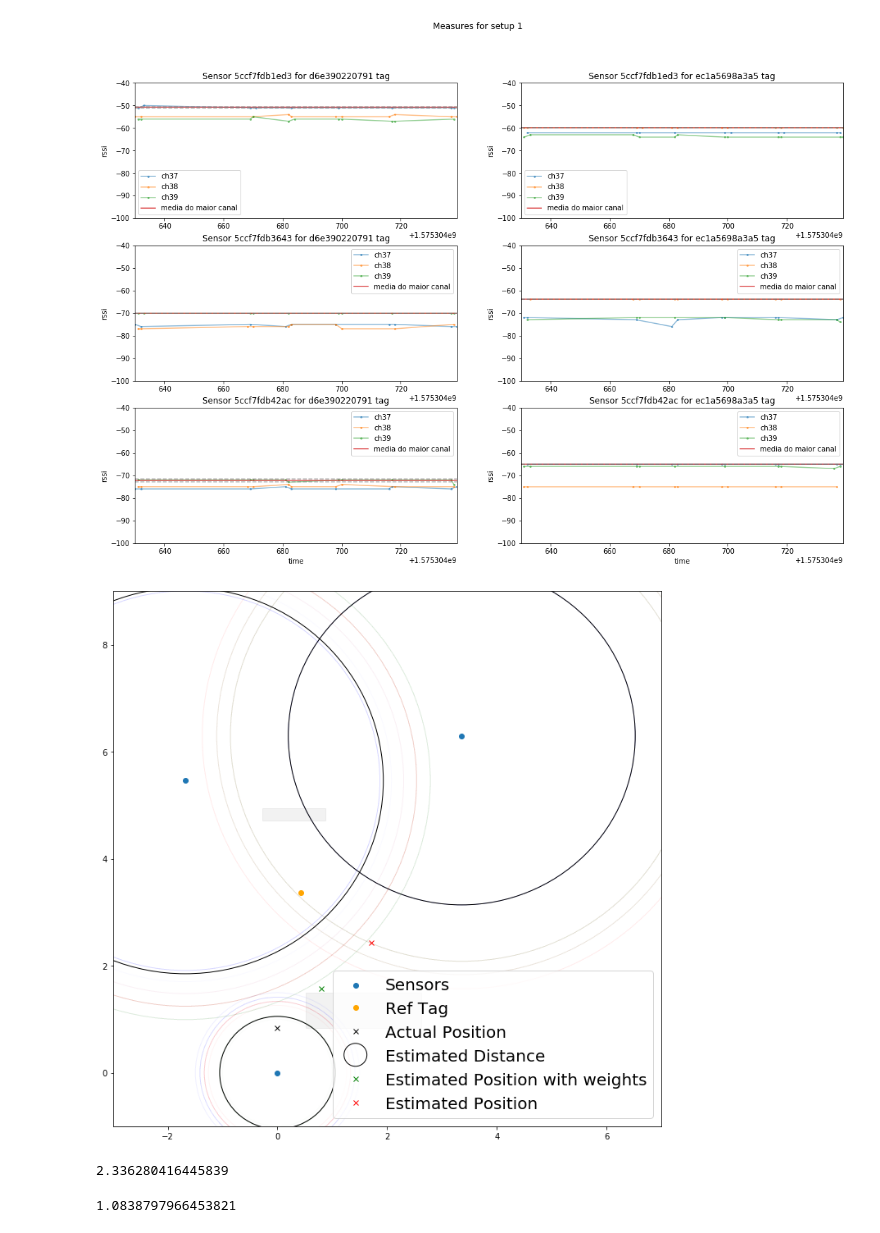
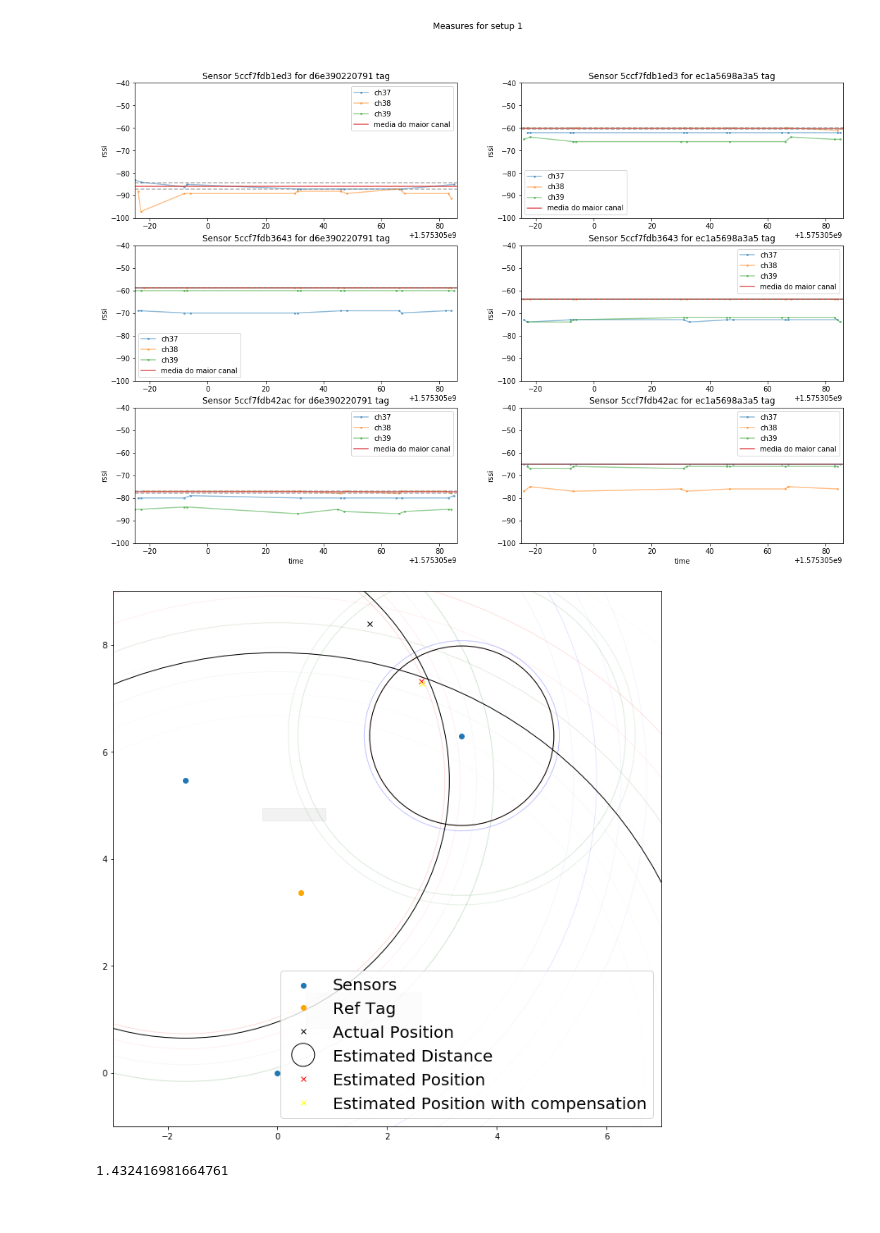
Before and after one commit to smartwms/dump_plotter, a Jupyter notebook: notebooks/dumptest.ipynb, the cells around one changed output. Saved outputs shown, nothing was run; the diff lists cells and outputs as text; code cells hidden in the pictures.

Commit message:
Add compensation estimation

```diff
--- a/notebooks/dumptest.ipynb
+++ b/notebooks/dumptest.ipynb
@@ -25,9 +25,11 @@ class HandlerCircle(HandlerPatch):
         return [p]
 # %%
 setup = "setup06"
-dump_idx = 4
+dump_idx = 6
 N = 4
 Aref = -50
+compensation_ref = {'5ccf7fdb1ed3': -60, '5ccf7fdb3643': -63.8, '5ccf7fdb42ac': -65}
+
 
 setup_file = DEFAULT_DUMP_PATH / setup / DEFAULT_DUMP_FILE
 json_string = setup_file.read_text()
@@ -174,7 +176,7 @@ plt.suptitle(f"Measures for setup 1")
 
 plt.show()
 # %% [output]
-[figure, old version]
+[figure, new version]
 # %%
 fig, ax = plt.subplots(figsize=(12, 12))
 
@@ -192,6 +194,7 @@ for obs in obstacles:
     plt.gca().add_patch(ptc.Rectangle(obs[0], obs[1], obs[2],alpha=0.1,color="gray"))
 
 actual_d = [0] * len(sensors)
+actual_d_comp = [0] * len(sensors)
 for i, sensor in enumerate(sensors):
     d = {}
     for ch in ['37', '38', '39']:
@@ -207,6 +210,7 @@ for i, sensor in enumerate(sensors):
         plt.gca().add_patch(ptc.Circle((sensors_pos[0][i], sensors_pos[1][i]), radius=dist, alpha=0.02,fill=False,color="blue"))
 
     actual_d[i] = 10 ** ((max_mean_moving[sensor] - Aref)/(-10 * N))
+    actual_d_comp[i] = 10 ** ((max_mean_moving[sensor] - Aref - (max_mean_ref[sensor] - compensation_ref[sensor]))/(-10 * N))
     circle = ptc.Circle((sensors_pos[0][i], sensors_pos[1][i]), radius=actual_d[i], alpha=1,fill=False,color="black", label="Estimated Distance")
     plt.gca().add_patch(circle)
 
@@ -223,8 +227,14 @@ b = np.zeros((len(sensors) - 1, 1))
 for i in range(b.size):
     b[i] = sensors_pos[0][i]**2 - sensors_pos[0][-1] ** 2 + sensors_pos[1][i]**2 - sensors_pos[1][-1] ** 2 + actual_d[-1] ** 2 - actual_d[i] ** 2
 
+b_chan_compensado = np.zeros((len(sensors) - 1, 1))
+for i in range(b_chan_compensado.size):
+    b_chan_compensado[i] = sensors_pos[0][i]**2 - sensors_pos[0][-1] ** 2 + sensors_pos[1][i]**2 - sensors_pos[1][-1] ** 2 + actual_d_comp[-1] ** 2 - actual_d_comp[i] ** 2
+
 Ai = np.linalg.inv(A)
 pos = Ai @ b
+
+pos_comp = Ai @ b_chan_compensado
 
 # Check circles size and compare them
 smallest_circles = actual_d.copy()
@@ -278,36 +288,37 @@ if (actual_d[smallest_circles_index[0]] + actual_d[smallest_circles_index[1]] <
 
     b_distance = math.sqrt((sensors_pos[0][smallest_circles_index[2]] - a_point_x) ** 2 + (sensors_pos[1][smallest_circles_index[2]] - a_point_y ) ** 2 ) - smallest_circles[2]
 
     d_2 = b_distance * w_0_2
 
     m = (sensors_pos[1][smallest_circles_index[2]] - a_point_y)/(sensors_pos[0][smallest_circles_index[2]] - a_point_x)
 
     delta_point_x = math.cos(math.atan(m)) * (d_2)
     delta_point_y = math.sin(math.atan(m)) * (d_2)
 
 
 
     if (a_point_x < sensors_pos[0][smallest_circles_index[2]]):
         a_point_x = a_point_x + delta_point_x
     else:
         a_point_x = a_point_x - delta_point_x
 
 
     if (a_point_y < sensors_pos[1][smallest_circles_index[2]]):
         a_point_y = a_point_y + delta_point_y
     else:
         a_point_y = a_point_y - delta_point_y
 
     legends.append(plt.plot(a_point_x , a_point_y , "x", mec="green", label="Estimated Position with weights")[0])
 
 legends.append(plt.plot(pos[0], pos[1], "x", mec="red", label="Estimated Position")[0])
+legends.append(plt.plot(pos_comp[0], pos_comp[1], "x", mec="yellow", label="Estimated Position with compensation")[0])
 plt.legend(handles=legends, handler_map={ptc.Circle: HandlerCircle()}, loc=4, prop={'size': 20})
 
 plt.show()
 # %% [output]
-[figure, old version]
+[figure, new version]
 # %%
 error = np.linalg.norm(pos.T - mov_tag_pos)
 error
 # %% [output]
-2.336280416445839
+1.432416981664761
@@ -314,8 +328,6 @@ error
 # %%
-error_2 = math.sqrt((mov_tag_pos[0] - a_point_x) ** 2 + (mov_tag_pos[1] - a_point_y) ** 2)
+error_3 = math.sqrt((mov_tag_pos[0] - a_point_x) ** 2 + (mov_tag_pos[1] - a_point_y) ** 2)
 
-error_2
+error_3
-# %% [output]
-1.0838797966453821
 # %%
 pos.T, mov_tag_pos
```
Also changed, not shown: parts of 4 cells of this notebook, 1 other file.
